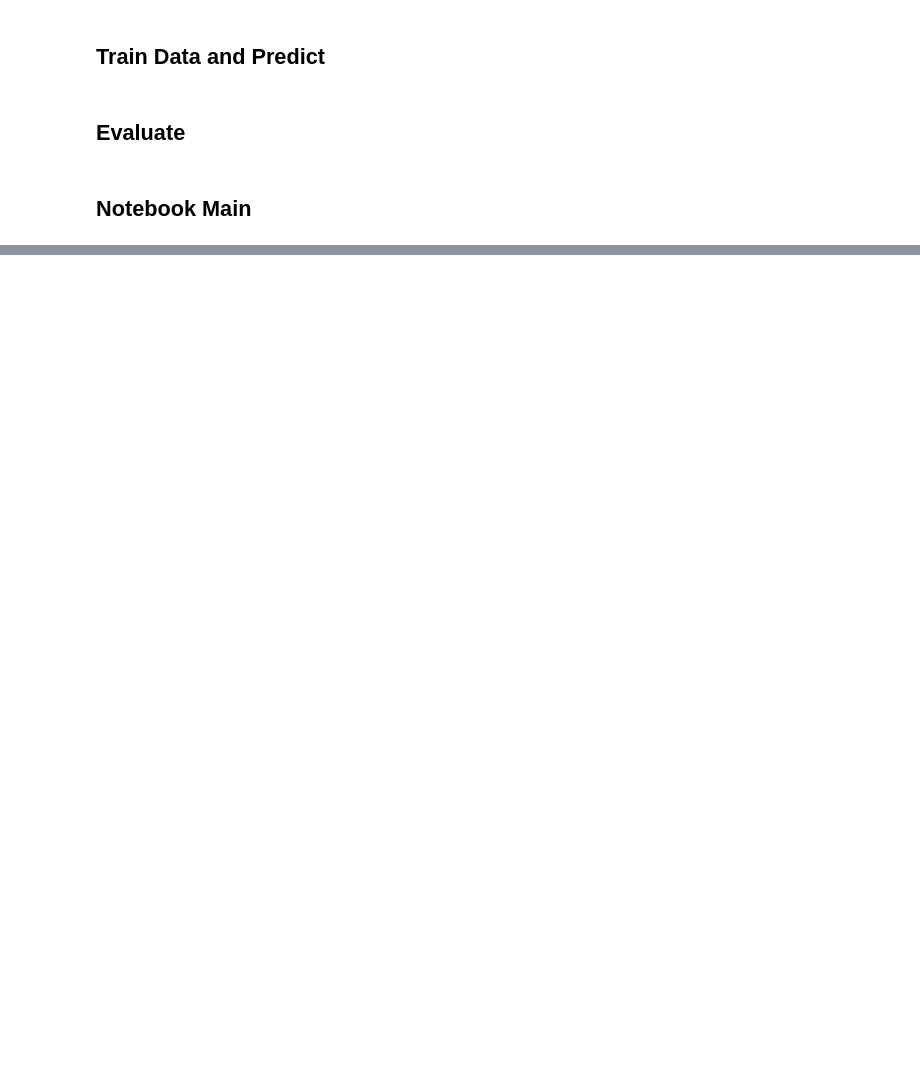
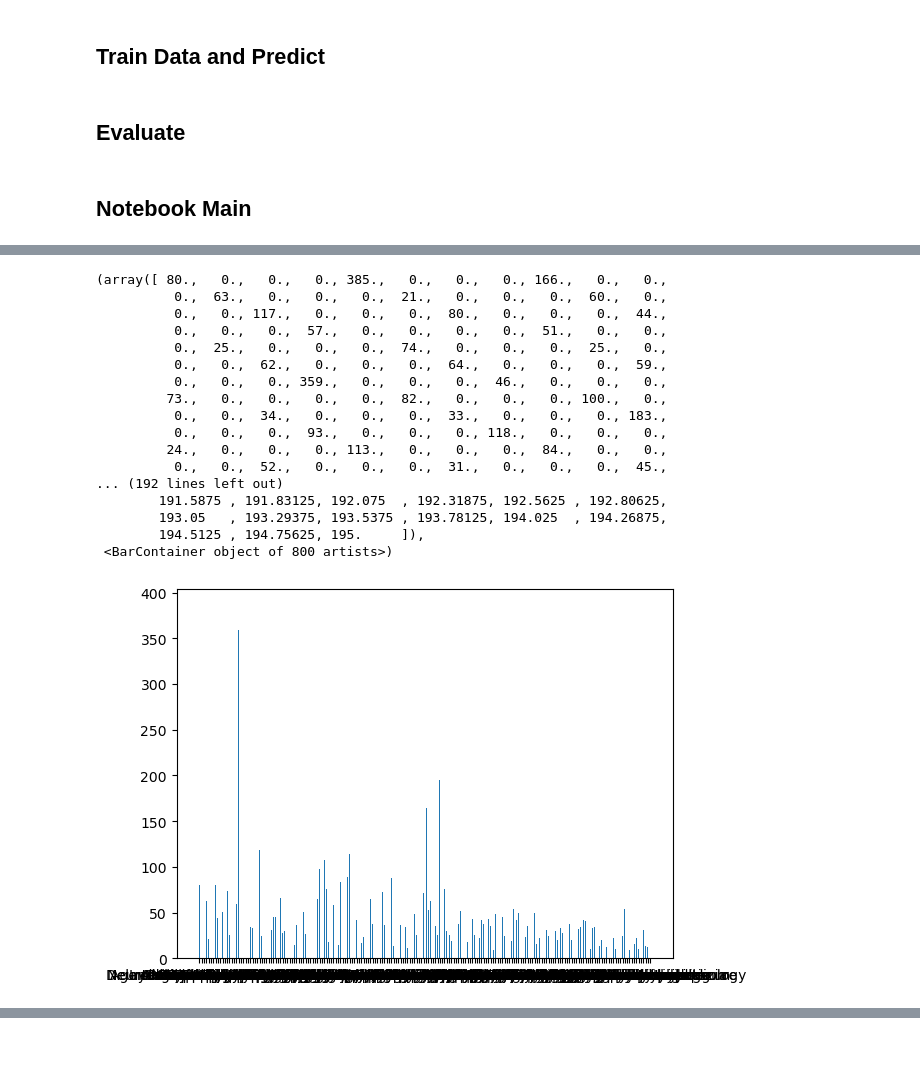
Before and after one commit to gpalomares2022/Kedro_real_project, a Jupyter notebook: notebooks/NotebookTFM16M.ipynb, the cells around one changed output, grey strips where cells are left out. Drawn from its saved outputs; the diff is of its cells as text; code cells hidden in the pictures; blank space fills up the shorter version.

```diff
--- a/notebooks/NotebookTFM16M.ipynb
+++ b/notebooks/NotebookTFM16M.ipynb
@@ -202,4 +216,4 @@ def evaluate (classifier, X_test, y_test):
 # %% [markdown]
 ## Notebook Main
 # %%
-df_enfermedades=load_from_xml("../data/01_raw/enfermedades.xml")
+df_EnfeySinto=load_from_xml("../data/01_raw/enfermedades.xml")
@@ -233,2 +246,2 @@ Frecuencias:  6
 # %%
-df_enfermedades_cleaned=clean_data(df_enfermedades)
+df_EnfeySinto_cleaned=clean_data(df_EnfeySinto)
@@ -259,2 +258,3 @@ df_enfermedades_cleaned.head()
 # %%
-df_enfermedades_select=selection_and_preparation_data(df_enfermedades_cleaned)
+df_EnfeySinto_select=selection_and_preparation_data(df_EnfeySinto_cleaned)
+df_EnfeySinto_select
@@ -270,0 +285,3 @@ Frecuencias:  2
+# %%
+df_EnfeySinto_select=df_EnfeySinto_select.drop("Id_Enfermedad", axis=1)
+df_EnfeySinto_select
@@ -355,0 +638,21 @@ memory usage: 57.3 MB
+# %%
+plt.hist(df_EnfeySinto_select.Sintoma,bins=800)
+# %% [output]
+(array([ 80.,   0.,   0.,   0., 385.,   0.,   0.,   0., 166.,   0.,   0.,
+          0.,  63.,   0.,   0.,   0.,  21.,   0.,   0.,   0.,  60.,   0.,
+          0.,   0., 117.,   0.,   0.,   0.,  80.,   0.,   0.,   0.,  44.,
+          0.,   0.,   0.,  57.,   0.,   0.,   0.,   0.,  51.,   0.,   0.,
+          0.,  25.,   0.,   0.,   0.,  74.,   0.,   0.,   0.,  25.,   0.,
+          0.,   0.,  62.,   0.,   0.,   0.,  64.,   0.,   0.,   0.,  59.,
+          0.,   0.,   0., 359.,   0.,   0.,   0.,  46.,   0.,   0.,   0.,
+         73.,   0.,   0.,   0.,   0.,  82.,   0.,   0.,   0., 100.,   0.,
+          0.,   0.,  34.,   0.,   0.,   0.,  33.,   0.,   0.,   0., 183.,
+          0.,   0.,   0.,  93.,   0.,   0.,   0., 118.,   0.,   0.,   0.,
+         24.,   0.,   0.,   0., 113.,   0.,   0.,   0.,  84.,   0.,   0.,
+          0.,   0.,  52.,   0.,   0.,   0.,  31.,   0.,   0.,   0.,  45.,
+... (192 lines left out)
+        191.5875 , 191.83125, 192.075  , 192.31875, 192.5625 , 192.80625,
+        193.05   , 193.29375, 193.5375 , 193.78125, 194.025  , 194.26875,
+        194.5125 , 194.75625, 195.     ]),
+ <BarContainer object of 800 artists>)
+[figure, added]
```
Also changed, not shown: parts of 101 cells of this notebook.
